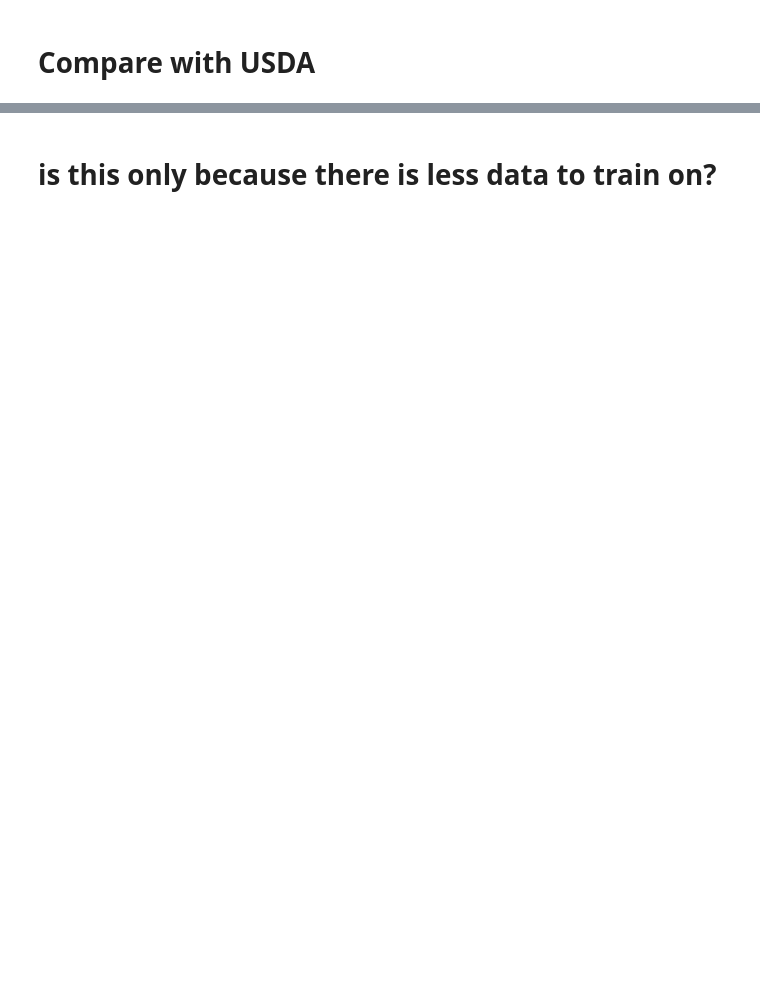
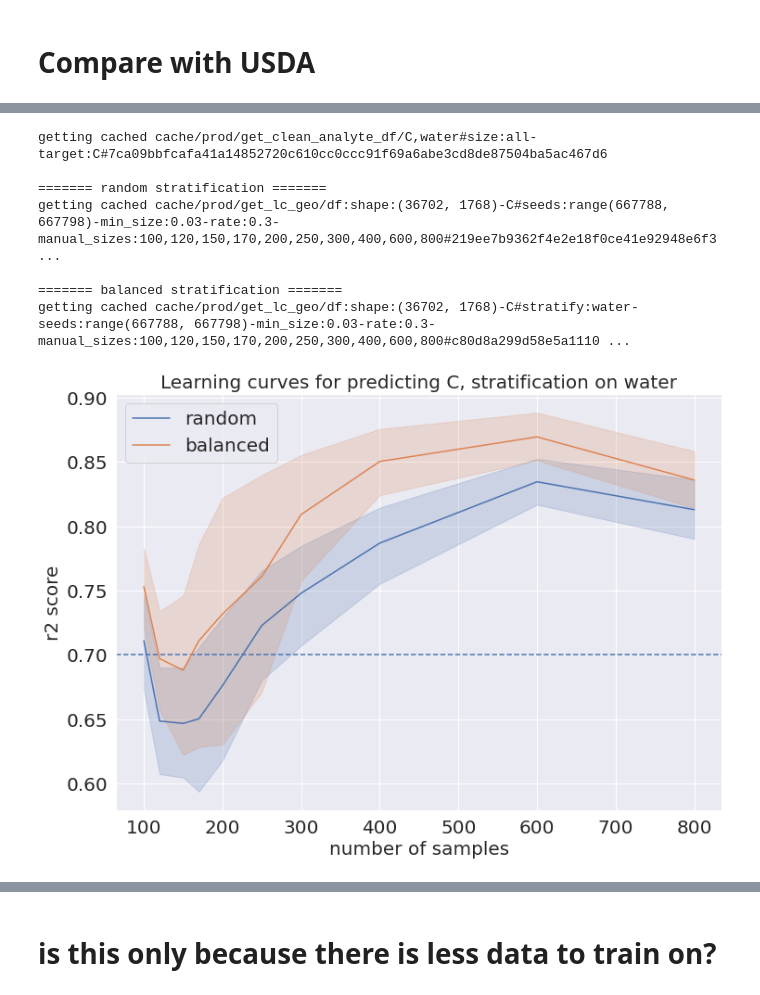
Before and after one commit to groznys/soil_sis, a Jupyter notebook: hello_model.ipynb, the cells around one changed output, grey strips where cells are left out. Drawn from its saved outputs; the diff is of its cells as text; code cells hidden in the pictures; blank space fills up the shorter version.

```diff
--- a/hello_model.ipynb
+++ b/hello_model.ipynb
@@ -418,11 +353,0 @@ sns.lineplot(data=lc2, x="frac", y="score")
-# %%
-def plot_lc_comparison(df, analyte, fracs, strats, seeds=(SEED, SEED+1)):
-    print(">"*len(strats))
-    fig, ax = plt.subplots()
-    for strat in strats:
-        lc = get_learning_curve(df, analyte, fracs, strat, seeds)
-        sns.lineplot(data=lc, x="frac", y="score", ax=ax, label=str(strat))
-        print("#", end="")
-    plt.legend()
-
-plot_lc_comparison(clay_df.iloc[:100, :], "nitrogen", [0.8, 1], [None, "nitrogen", "clay", "water"])
@@ -454,0 +855,23 @@ score for predicting water on all data: 0.8802686403850206
+# %%
+C_water = get_clean_analyte_df(["C", "water"], size="all", target="C")
+seeds = range(SEED, SEED+10)
+
+
+
+clay2 = MultiStrat({"clay":2})
+water2 = MultiStrat({"water":2})
+ph2 = MultiStrat({"pH":2})
+
+
+plot_lc_comparison(C_water, "C", stratify="water", adverse=False,
+                   manual_sizes=[100, 120, 150, 170, 200, 250, 300, 400, 600, 800], smooth=5,
+                   seed=seeds, hline=True)
+# %% [output]
+getting cached cache/prod/get_clean_analyte_df/C,water#size:all-target:C#7ca09bbfcafa41a14852720c610cc0ccc91f69a6abe3cd8de87504ba5ac467d6
+
+======= random stratification =======
+getting cached cache/prod/get_lc_geo/df:shape:(36702, 1768)-C#seeds:range(667788, 667798)-min_size:0.03-rate:0.3-manual_sizes:100,120,150,170,200,250,300,400,600,800#219ee7b9362f4e2e18f0ce41e92948e6f3 ...
+
+======= balanced stratification =======
+getting cached cache/prod/get_lc_geo/df:shape:(36702, 1768)-C#stratify:water-seeds:range(667788, 667798)-min_size:0.03-rate:0.3-manual_sizes:100,120,150,170,200,250,300,400,600,800#c80d8a299d58e5a1110 ...
+[figure, added]
```
Also changed, not shown: parts of 184 cells of this notebook, 7 other files.
